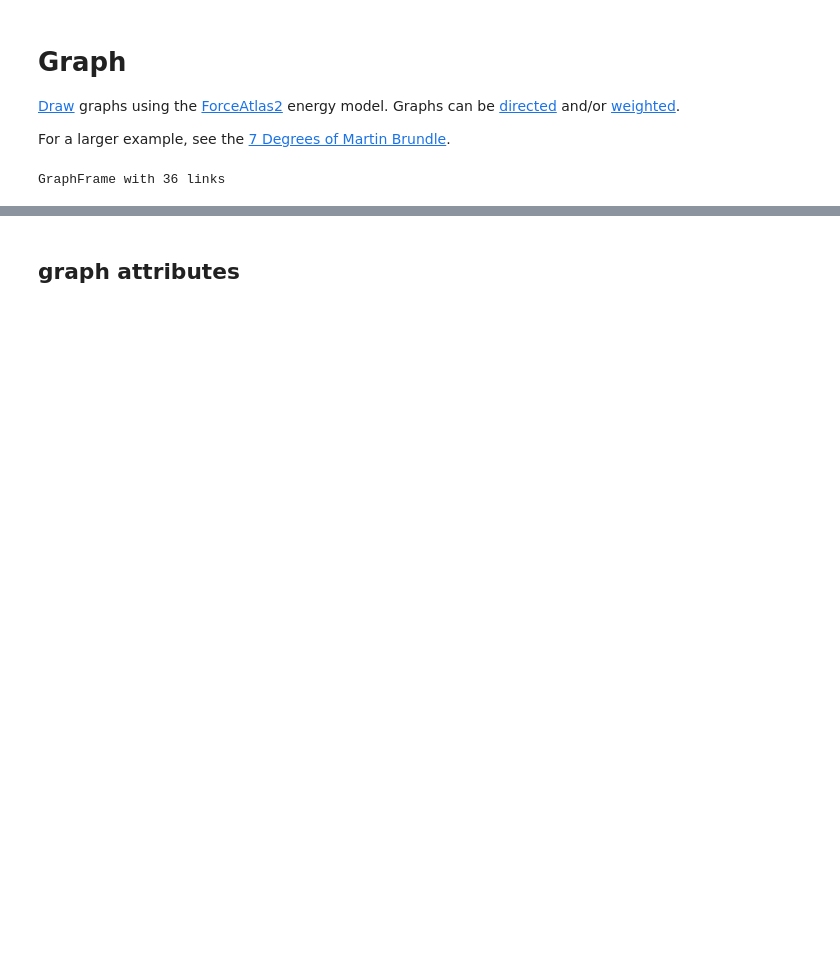
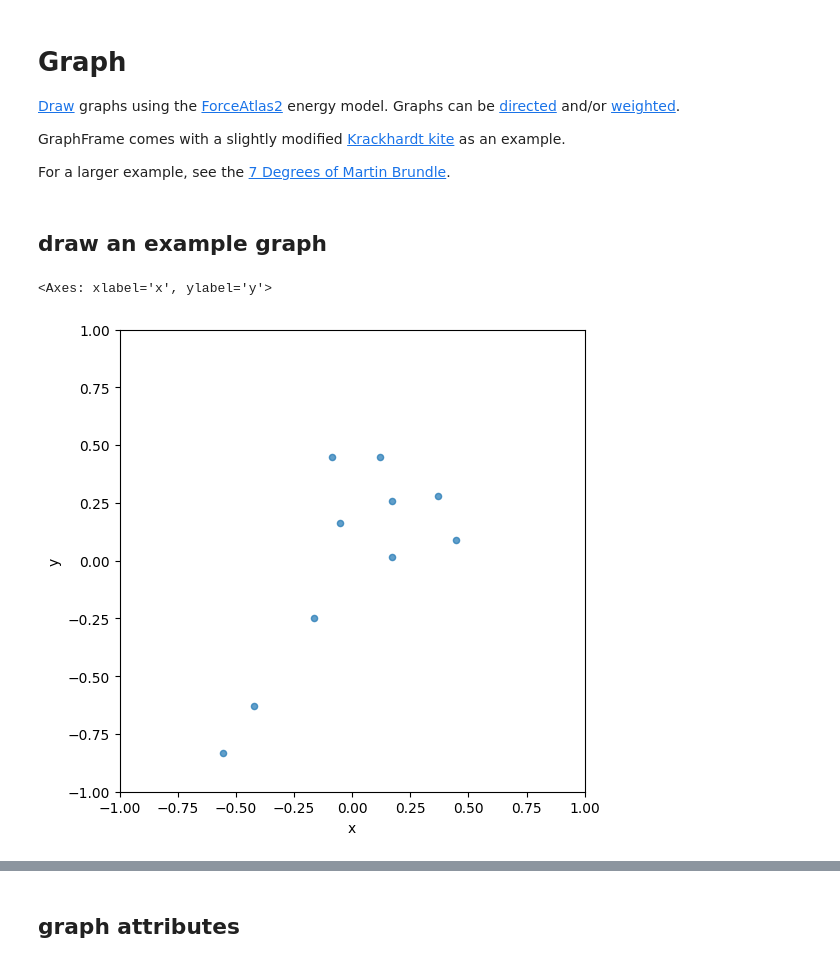
Before and after one commit to samkennerly/kingofsnake, a Jupyter notebook: books/graph.ipynb, the cells around one changed output, grey strips where cells are left out. Cells and saved outputs as stored; diff of their text form; code cells hidden in the pictures; blank space fills up the shorter version.

Commit message:
Update examples in books/graph

```diff
--- a/books/graph.ipynb
+++ b/books/graph.ipynb
@@ -1,6 +1,8 @@
 # %% [markdown]
 # Graph
 [Draw] graphs using the [ForceAtlas2] energy model. Graphs can be [directed] and/or [weighted].
+
+GraphFrame comes with a slightly modified [Krackhardt kite] as an example.
 
 For a larger example, see the [7 Degrees of Martin Brundle].
 
@@ -9,6 +11,7 @@ For a larger example, see the [7 Degrees of Martin Brundle].
 [ForceAtlas2]: https://doi.org/10.1371/journal.pone.0098679
 [directed]: https://en.wikipedia.org/wiki/Directed_graph
 [weighted]: https://en.wikipedia.org/wiki/Glossary_of_graph_theory#weighted_graph
+[Krackhardt kite]: https://en.wikipedia.org/wiki/Krackhardt_kite_graph
 [7 Degrees of Martin Brundle]: https://brundling.neocities.org/
 # %%
 from graph import GraphFrame
@@ -20,5 +18,8 @@ from graph import *
+# %% [markdown]
+## draw an example graph
 # %%
 kite = GraphFrame.example()
-kite
+kite.plot()
 # %% [output]
-GraphFrame with 36 links
+<Axes: xlabel='x', ylabel='y'>
+[figure, added]
```
Also changed, not shown: parts of 46 cells of this notebook.
